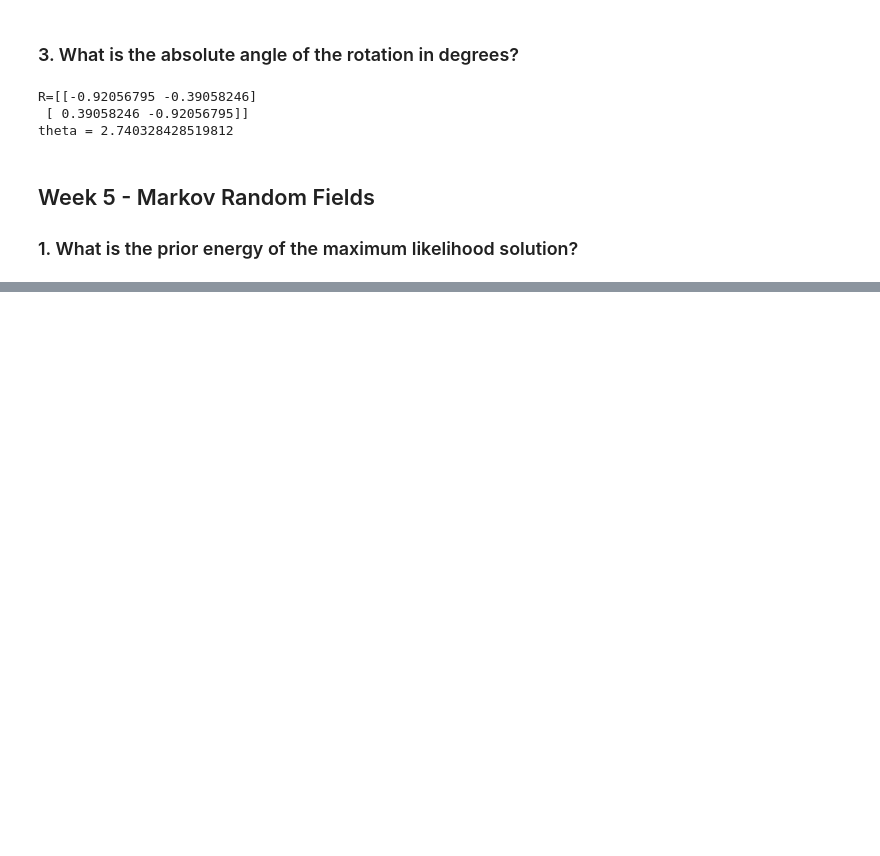
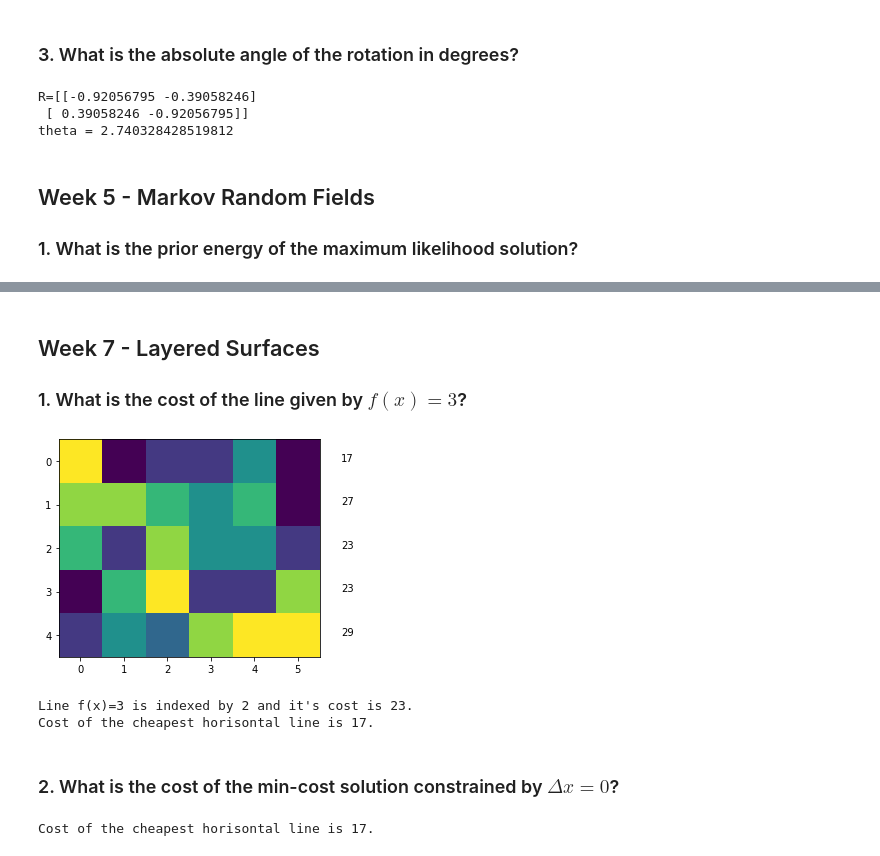
Before and after one commit to AntonRydahl/02506, a Jupyter notebook: quizzes/quizzes.ipynb, the cells around one changed output, grey strips where cells are left out. Cells and saved outputs as stored; diff of their text form; code cells hidden in the pictures; blank space fills up the shorter version.

```diff
--- a/quizzes/quizzes.ipynb
+++ b/quizzes/quizzes.ipynb
@@ -493,0 +593,34 @@ segmentation_energy(seg, img, mu, beta)
+# %% [markdown]
+## Week 7 - Layered Surfaces
+
+### 1. What is the cost of the line given by $f(x) = 3$?
+# %%
+img = np.array([[7,1,2,2,4,1],
+     [6,6,5,4,5,1],
+     [5,2,6,4,4,2],
+     [1,5,7,2,2,6],
+     [2,4,3,6,7,7]]).astype(np.int32)
+
+# PART A AND B
+r = img.sum(axis=1)
+
+a = r[2]
+b = r.min()
+
+fig, ax = plt.subplots()
+ax.imshow(img)
+for i in range(len(r)):
+    ax.text(6, i, r[i])
+plt.show()
+
+print(f"Line f(x)=3 is indexed by 2 and it's cost is {a}.")
+# %% [output]
+[figure, added]
+Line f(x)=3 is indexed by 2 and it's cost is 23.
+Cost of the cheapest horisontal line is 17.
+# %% [markdown]
+### 2. What is the cost of the min-cost solution constrained by $\Delta x = 0$?
+# %%
+print(f'Cost of the cheapest horisontal line is {b}.')
+# %% [output]
+Cost of the cheapest horisontal line is 17.
```
Also changed, not shown: parts of 21 cells of this notebook, 2 other files.
